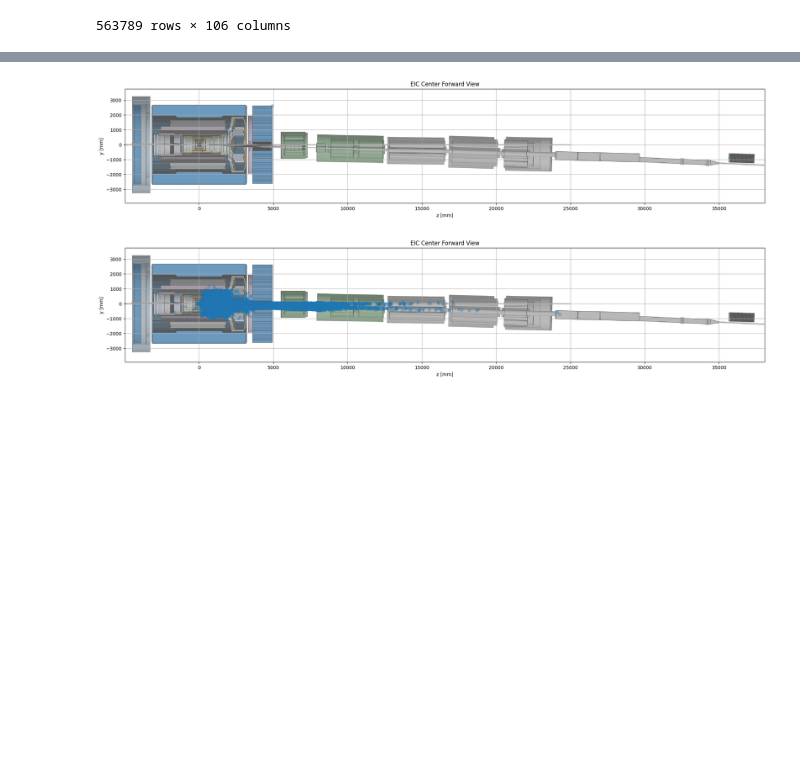
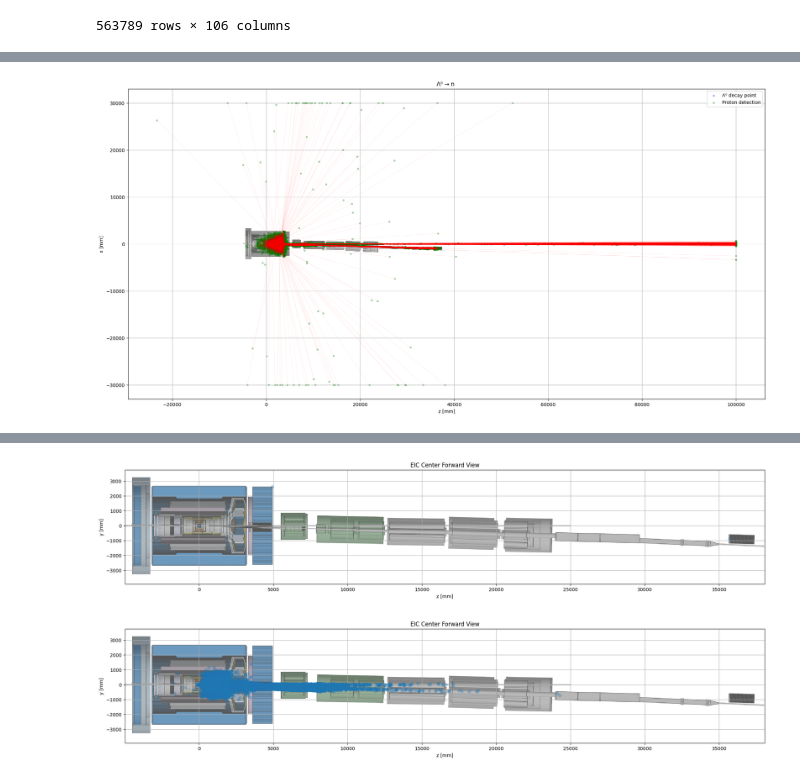
Before and after one commit to Allseeing1620/acceptance-analysis, a Jupyter notebook: analyze-df.ipynb, the cells around one changed output, grey strips where cells are left out. Cells and saved outputs as stored; diff of their text form; code cells hidden in the pictures; blank space fills up the shorter version.

Commit message:
added alpha analysis graph

```diff
--- a/analyze-df.ipynb
+++ b/analyze-df.ipynb
@@ -25,0 +31,15 @@ df
+# %%
+p_pi_minus_decays = df[
+    df['prot_id'].notna() &
+    df['pimin_id'].notna() &
+    df['neut_id'].isna() &
+    df['pizero_id'].isna()
+]
+
+
+n_pi_zero_decays = df[
+    df['neut_id'].notna() &
+    df['pizero_id'].notna() &
+    df['prot_id'].isna() &
+    df['pimin_id'].isna()
+]
@@ -25,0 +78,35 @@ df
+# %%
+from matplotlib.collections import LineCollection
+import numpy as np
+
+
+lam_z = n_pi_zero_decays['lam_epz'].values
+lam_x = n_pi_zero_decays['lam_epx'].values
+
+prot_z = n_pi_zero_decays['neut_epz'].values
+prot_x = n_pi_zero_decays['neut_epx'].values
+
+
+segments = np.array([[[lam_z[i], lam_x[i]], [prot_z[i], prot_x[i]]] for i in range(len(lam_z))])
+
+fig, ax = create_plot_with_background(bck_image="eic_center_forward_bw.png")
+
+
+line_collection = LineCollection(segments, color='red', alpha=0.1, linewidths=0.5)
+ax.add_collection(line_collection)
+
+
+ax.scatter(lam_z, lam_x, alpha=0.3, color='blue', s=10, label='Λ⁰ decay point')
+ax.scatter(prot_z, prot_x, alpha=0.3, color='green', s=10, label='Proton detection')
+
+ax.set_xlabel("z [mm]")
+ax.set_ylabel("x [mm]")
+ax.set_aspect("equal", adjustable="box")
+ax.grid(True)
+ax.legend()
+ax.set_title(f"Λ⁰ → n ")
+
+plt.tight_layout()
+plt.show()
+# %% [output]
+[figure, added]
```
Also changed, not shown: parts of 15 cells of this notebook, 1 other file.
